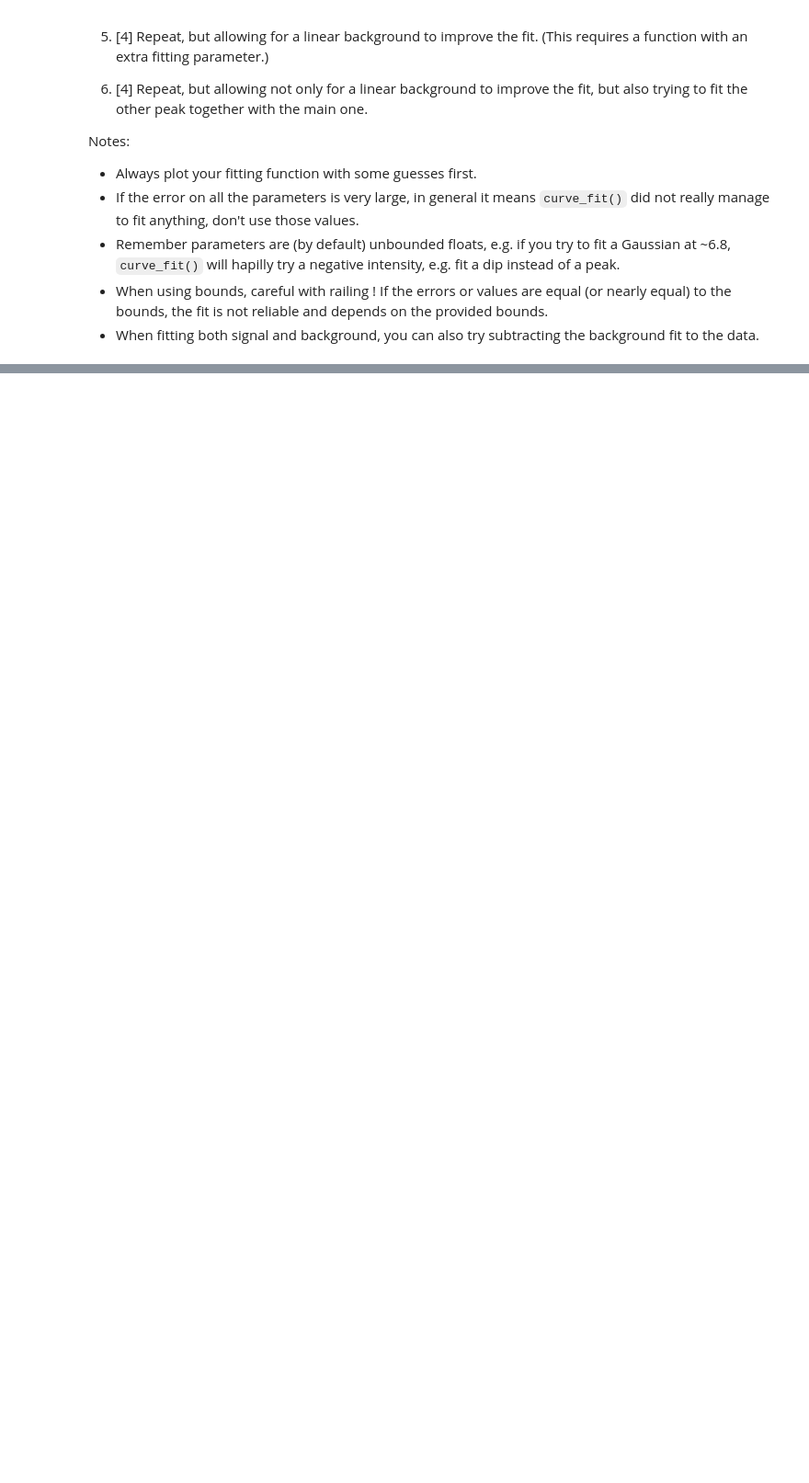
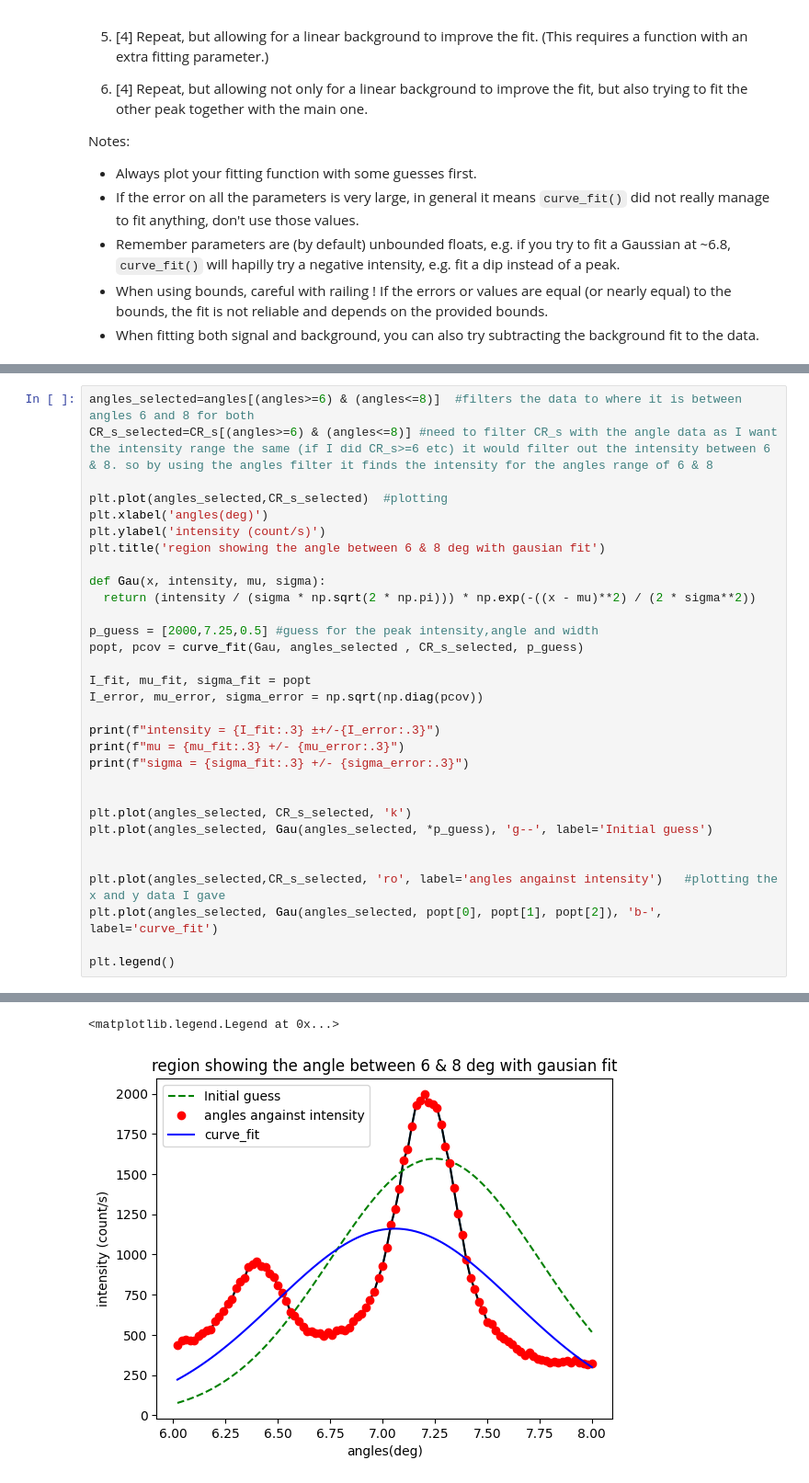
Before and after one commit to PX2145-2025/week-4-b-lloydCallum, a Jupyter notebook: Curvefit.ipynb, the cells around one changed output, grey strips where cells are left out. Shown at 92% size. Cells and saved outputs as stored; diff of their text form; blank space fills up the shorter version.

```diff
--- a/Curvefit.ipynb
+++ b/Curvefit.ipynb
@@ -290,0 +281,32 @@ Notes:
+# %%
+angles_selected=angles[(angles>=6) & (angles<=8)]  #filters the data to where it is between angles 6 and 8 for both
+CR_s_selected=CR_s[(angles>=6) & (angles<=8)] #need to filter CR_s with the angle data as I want the intensity range the same (if I did CR_s>=6 etc) it would filter out the intensity between 6 & 8. so by using the angles filter it finds the intensity for the angles range of 6 & 8
+
+plt.plot(angles_selected,CR_s_selected)  #plotting
+plt.xlabel('angles(deg)')
+plt.ylabel('intensity (count/s)')
+plt.title('region showing the angle between 6 & 8 deg with gausian fit')
+
+def Gau(x, intensity, mu, sigma):
+  return (intensity / (sigma * np.sqrt(2 * np.pi))) * np.exp(-((x - mu)**2) / (2 * sigma**2))
+
+p_guess = [2000,7.25,0.5] #guess for the peak intensity,angle and width
+popt, pcov = curve_fit(Gau, angles_selected , CR_s_selected, p_guess)
+
+I_fit, mu_fit, sigma_fit = popt
+I_error, mu_error, sigma_error = np.sqrt(np.diag(pcov))
+
+print(f"intensity = {I_fit:.3} ±+/-{I_error:.3}")
+print(f"mu = {mu_fit:.3} +/- {mu_error:.3}")
+print(f"sigma = {sigma_fit:.3} +/- {sigma_error:.3}")
+
+
+plt.plot(angles_selected, CR_s_selected, 'k')
+plt.plot(angles_selected, Gau(angles_selected, *p_guess), 'g--', label='Initial guess')
+
+
+plt.plot(angles_selected,CR_s_selected, 'ro', label='angles angainst intensity')   #plotting the x and y data I gave
+plt.plot(angles_selected, Gau(angles_selected, popt[0], popt[1], popt[2]), 'b-', label='curve_fit')
+
+plt.legend()
+# %% [output]
@@ -290,0 +316,2 @@ Notes:
+<matplotlib.legend.Legend at 0x...>
+[figure, added]
```
Also changed, not shown: parts of 7 cells of this notebook.
